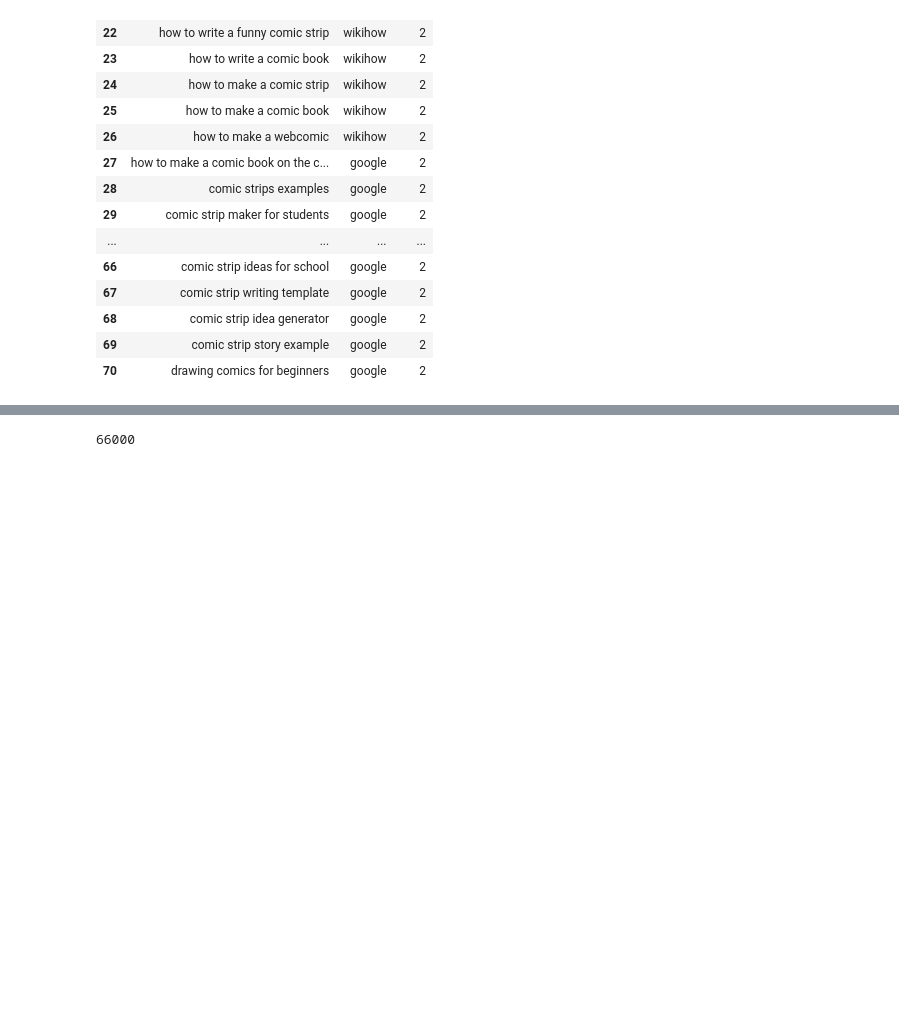
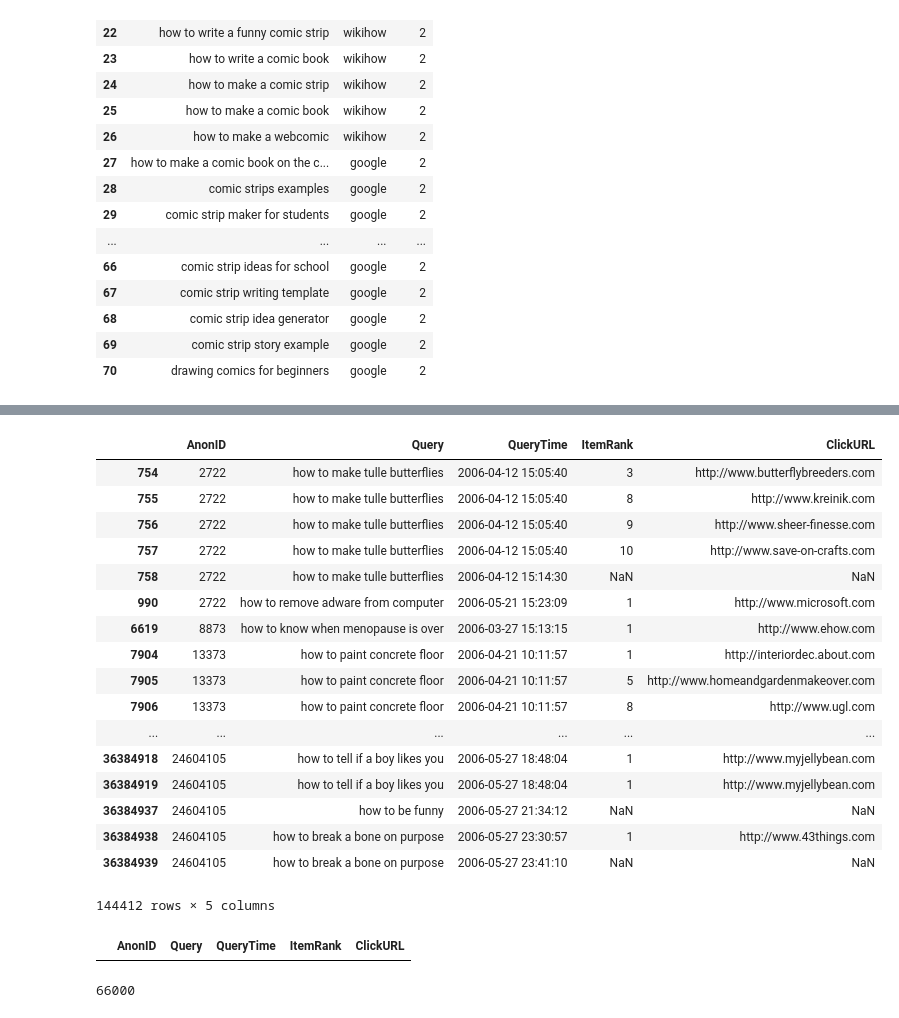
Before and after one commit to feay1234/WikiHow-Task-Based, a Jupyter notebook: WikiHow.ipynb, the cells around one changed output, grey strips where cells are left out. Cells and saved outputs as stored; diff of their text form; code cells hidden in the pictures; blank space fills up the shorter version.

```diff
--- a/WikiHow.ipynb
+++ b/WikiHow.ipynb
@@ -118,3 +126,28 @@ df[df["Query"].str.contains("visa")]
+# %%
+df[df["Query"].str.contains("how to", na=False)]
+# %% [output]
+|  | AnonID | Query | QueryTime | ItemRank | ClickURL |
+| 754 | 2722 | how to make tulle butterflies | 2006-04-12 15:05:40 | 3 | http://www.butterflybreeders.com |
+| 755 | 2722 | how to make tulle butterflies | 2006-04-12 15:05:40 | 8 | http://www.kreinik.com |
+| 756 | 2722 | how to make tulle butterflies | 2006-04-12 15:05:40 | 9 | http://www.sheer-finesse.com |
+| 757 | 2722 | how to make tulle butterflies | 2006-04-12 15:05:40 | 10 | http://www.save-on-crafts.com |
+| 758 | 2722 | how to make tulle butterflies | 2006-04-12 15:14:30 | NaN | NaN |
+| 990 | 2722 | how to remove adware from computer | 2006-05-21 15:23:09 | 1 | http://www.microsoft.com |
+| 6619 | 8873 | how to know when menopause is over | 2006-03-27 15:13:15 | 1 | http://www.ehow.com |
+| 7904 | 13373 | how to paint concrete floor | 2006-04-21 10:11:57 | 1 | http://interiordec.about.com |
+| 7905 | 13373 | how to paint concrete floor | 2006-04-21 10:11:57 | 5 | http://www.homeandgardenmakeover.com |
+| 7906 | 13373 | how to paint concrete floor | 2006-04-21 10:11:57 | 8 | http://www.ugl.com |
+| ... | ... | ... | ... | ... | ... |
+| 36384918 | 24604105 | how to tell if a boy likes you | 2006-05-27 18:48:04 | 1 | http://www.myjellybean.com |
+| 36384919 | 24604105 | how to tell if a boy likes you | 2006-05-27 18:48:04 | 1 | http://www.myjellybean.com |
+| 36384937 | 24604105 | how to be funny | 2006-05-27 21:34:12 | NaN | NaN |
+| 36384938 | 24604105 | how to break a bone on purpose | 2006-05-27 23:30:57 | 1 | http://www.43things.com |
+| 36384939 | 24604105 | how to break a bone on purpose | 2006-05-27 23:41:10 | NaN | NaN |
+144412 rows × 5 columns
+# %%
+df[df["ClickURL"].str.contains("ehow", na=False)]
+# %% [output]
+|  | AnonID | Query | QueryTime | ItemRank | ClickURL |
 # %%
 df.AnonID.nunique()
 # %% [output]
```
Also changed, not shown: parts of 5 cells of this notebook, 1 other file.
